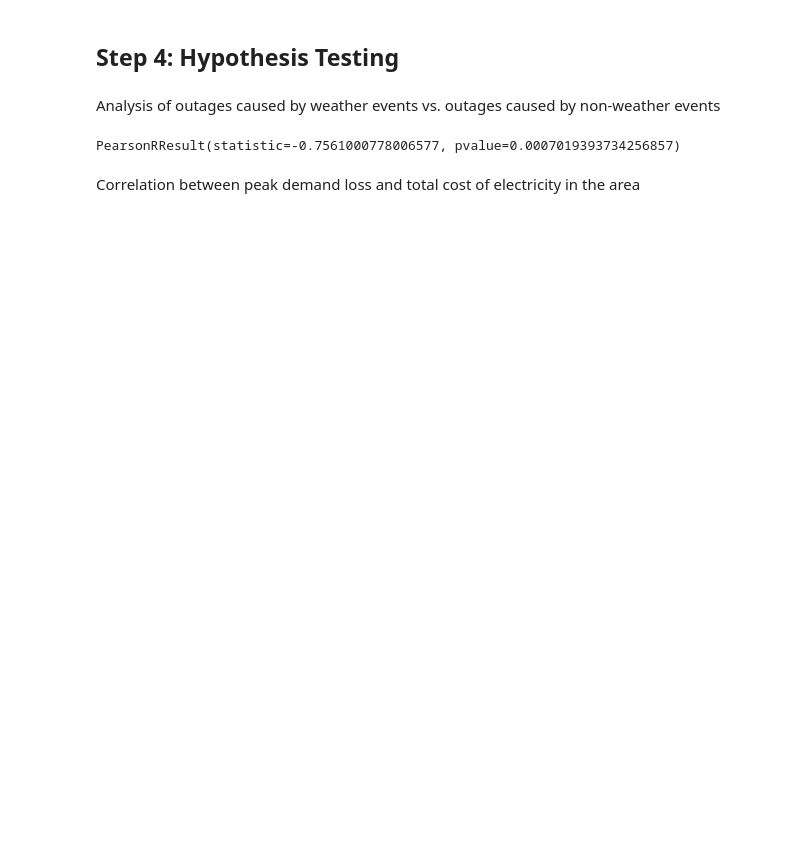
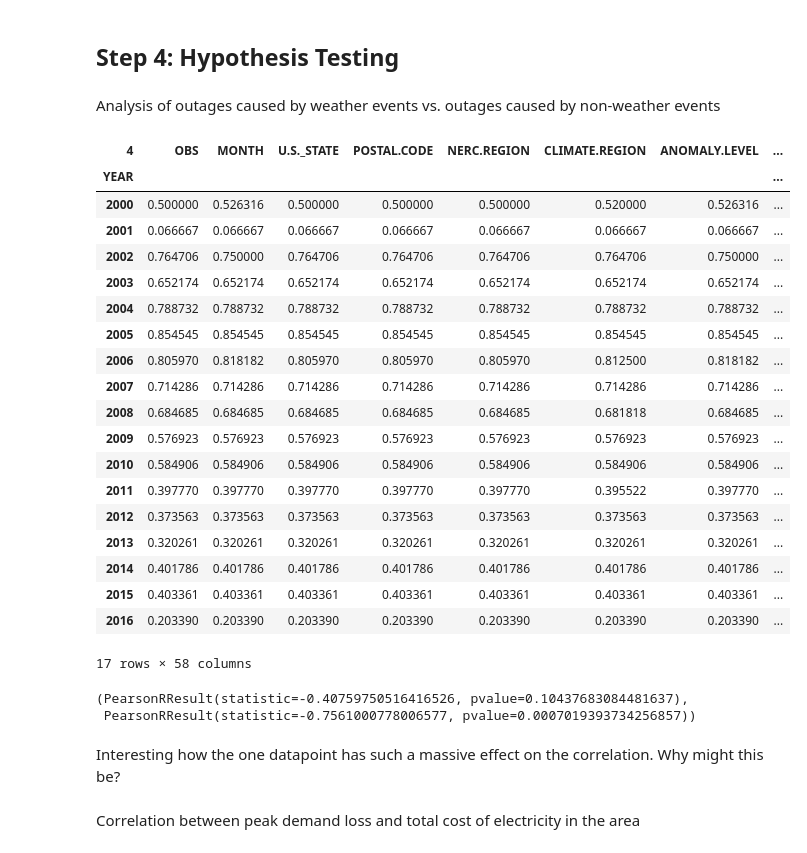
Before and after one commit to mawks12/power_outage_USA, a Jupyter notebook: analysis/template.ipynb, the cells around one changed output. Drawn from its saved outputs; the diff is of its cells as text; code cells hidden in the pictures; blank space fills up the shorter version.

```diff
--- a/analysis/template.ipynb
+++ b/analysis/template.ipynb
@@ -197,11 +343,39 @@ Analysis of outages caused by weather events vs. outages caused by non-weather e
 # %%
 weather = (formated_data[formated_data['CAUSE.CATEGORY'] == 'severe weather'].groupby('YEAR').count().sort_values('OBS', ascending=False) / formated_data.groupby('YEAR').count())
 px.scatter(weather, x=weather.index, y='OBS', title='Severe Weather Outages by Year')
-# %%
-weather.drop(2001, inplace=True)
-stats.pearsonr(weather.index, weather['OBS'])
-# %% [output]
-PearsonRResult(statistic=-0.7561000778006577, pvalue=0.0007019393734256857)
+# %%
+weather
+# %% [output]
+| 4 | OBS | MONTH | U.S._STATE | POSTAL.CODE | NERC.REGION | CLIMATE.REGION | ANOMALY.LEVEL | ... |
+| YEAR |  |  |  |  |  |  |  | ... |
+| 2000 | 0.500000 | 0.526316 | 0.500000 | 0.500000 | 0.500000 | 0.520000 | 0.526316 | ... |
+| 2001 | 0.066667 | 0.066667 | 0.066667 | 0.066667 | 0.066667 | 0.066667 | 0.066667 | ... |
+| 2002 | 0.764706 | 0.750000 | 0.764706 | 0.764706 | 0.764706 | 0.764706 | 0.750000 | ... |
+| 2003 | 0.652174 | 0.652174 | 0.652174 | 0.652174 | 0.652174 | 0.652174 | 0.652174 | ... |
+| 2004 | 0.788732 | 0.788732 | 0.788732 | 0.788732 | 0.788732 | 0.788732 | 0.788732 | ... |
+| 2005 | 0.854545 | 0.854545 | 0.854545 | 0.854545 | 0.854545 | 0.854545 | 0.854545 | ... |
+| 2006 | 0.805970 | 0.818182 | 0.805970 | 0.805970 | 0.805970 | 0.812500 | 0.818182 | ... |
+| 2007 | 0.714286 | 0.714286 | 0.714286 | 0.714286 | 0.714286 | 0.714286 | 0.714286 | ... |
+| 2008 | 0.684685 | 0.684685 | 0.684685 | 0.684685 | 0.684685 | 0.681818 | 0.684685 | ... |
+| 2009 | 0.576923 | 0.576923 | 0.576923 | 0.576923 | 0.576923 | 0.576923 | 0.576923 | ... |
+| 2010 | 0.584906 | 0.584906 | 0.584906 | 0.584906 | 0.584906 | 0.584906 | 0.584906 | ... |
+| 2011 | 0.397770 | 0.397770 | 0.397770 | 0.397770 | 0.397770 | 0.395522 | 0.397770 | ... |
+| 2012 | 0.373563 | 0.373563 | 0.373563 | 0.373563 | 0.373563 | 0.373563 | 0.373563 | ... |
+| 2013 | 0.320261 | 0.320261 | 0.320261 | 0.320261 | 0.320261 | 0.320261 | 0.320261 | ... |
+| 2014 | 0.401786 | 0.401786 | 0.401786 | 0.401786 | 0.401786 | 0.401786 | 0.401786 | ... |
+| 2015 | 0.403361 | 0.403361 | 0.403361 | 0.403361 | 0.403361 | 0.403361 | 0.403361 | ... |
+| 2016 | 0.203390 | 0.203390 | 0.203390 | 0.203390 | 0.203390 | 0.203390 | 0.203390 | ... |
+17 rows × 58 columns
+# %%
+no_drop = stats.pearsonr(weather.index, weather['OBS'])
+weather.drop(2001, inplace=True)
+drop = stats.pearsonr(weather.index, weather['OBS'])
+no_drop, drop
+# %% [output]
+(PearsonRResult(statistic=-0.40759750516416526, pvalue=0.10437683084481637),
+ PearsonRResult(statistic=-0.7561000778006577, pvalue=0.0007019393734256857))
+# %% [markdown]
+Interesting how the one datapoint has such a massive effect on the correlation. Why might this be?
 # %% [markdown]
 Correlation between peak demand loss and total cost of electricity in the area
 # %%
```
Also changed, not shown: parts of 84 cells of this notebook, 2 other files.
